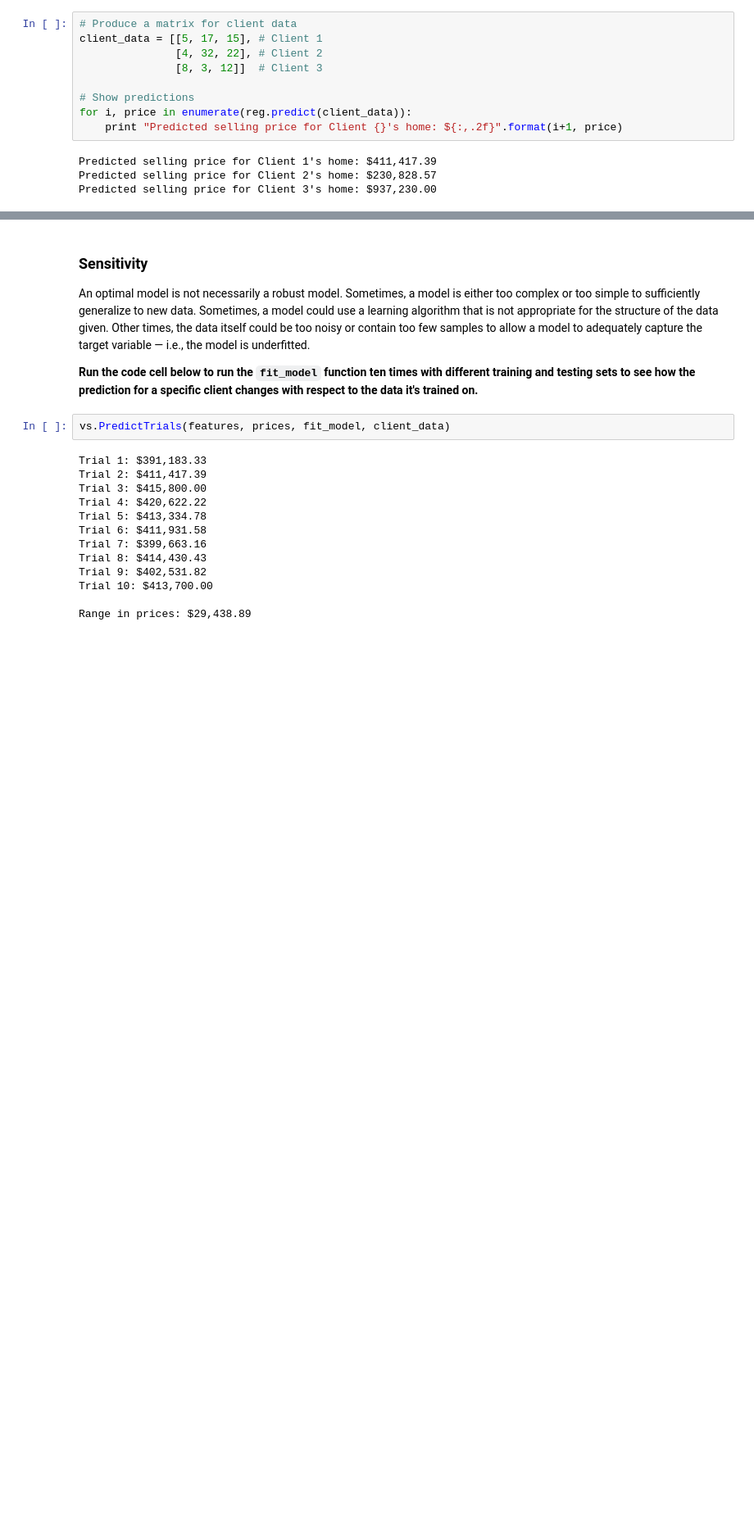
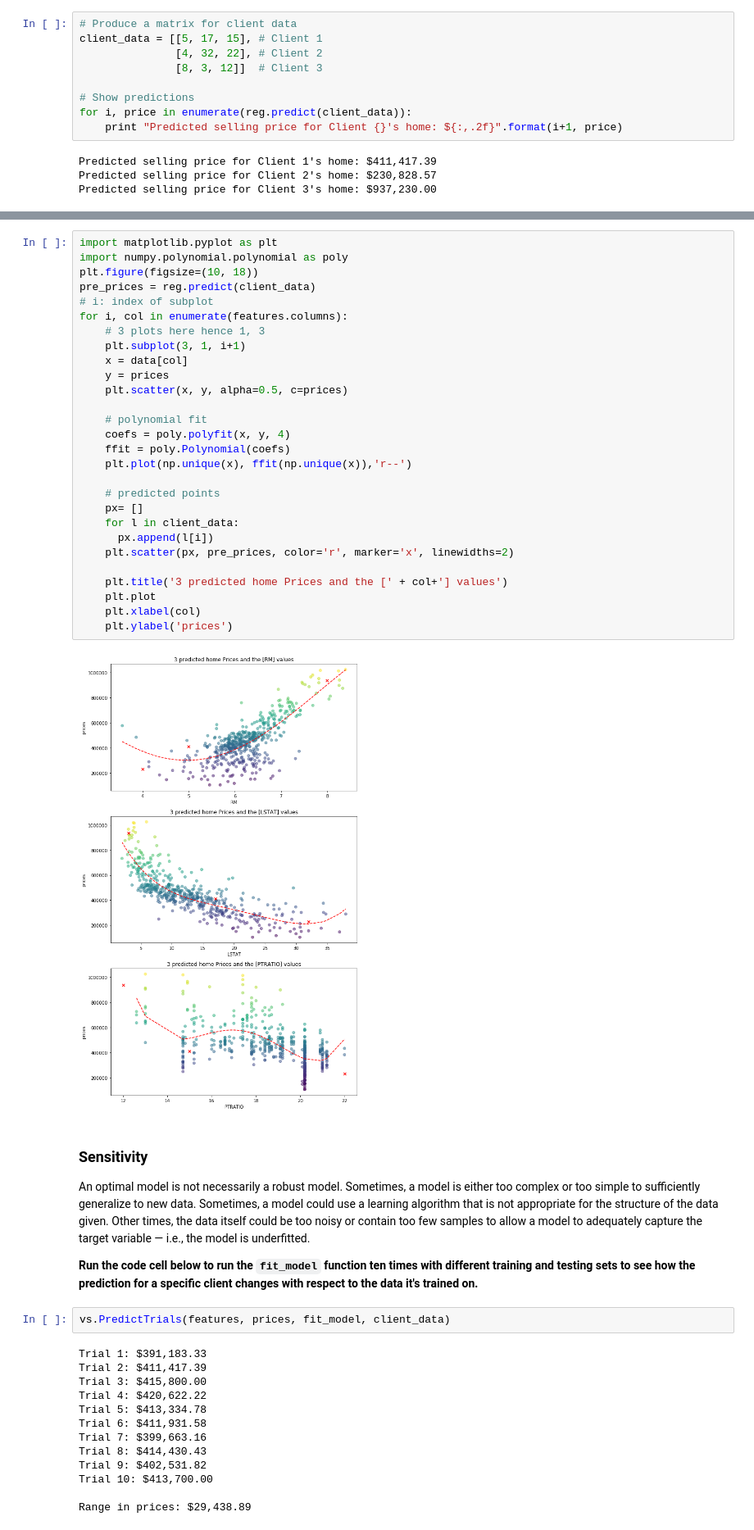
Before and after one commit to alyzleafbell/machine-learning, a Jupyter notebook: projects/boston_housing/boston_housing.ipynb, the cells around one changed output, grey strips where cells are left out. Shown: that part at 82% size. Saved outputs shown, nothing was run; the diff lists cells and outputs as text; blank space fills up the shorter version.

Commit message:
elaborate
more explanations on bias
add fitting graphs with predicted points

```diff
--- a/projects/boston_housing/boston_housing.ipynb
+++ b/projects/boston_housing/boston_housing.ipynb
@@ -408,4 +415,34 @@ According to our earlier calculated descriptive statistics, the predicted prices
 I think these prices seem very reasonable.
+# %%
+import matplotlib.pyplot as plt
+import numpy.polynomial.polynomial as poly
+plt.figure(figsize=(10, 18))
+pre_prices = reg.predict(client_data)
+# i: index of subplot
+for i, col in enumerate(features.columns):
+    # 3 plots here hence 1, 3
+    plt.subplot(3, 1, i+1)
+    x = data[col]
+    y = prices
+    plt.scatter(x, y, alpha=0.5, c=prices)
+
+    # polynomial fit
+    coefs = poly.polyfit(x, y, 4)
+    ffit = poly.Polynomial(coefs)
+    plt.plot(np.unique(x), ffit(np.unique(x)),'r--')
+
+    # predicted points
+    px= []
+    for l in client_data:
+      px.append(l[i])
+    plt.scatter(px, pre_prices, color='r', marker='x', linewidths=2)
+
+    plt.title('3 predicted home Prices and the [' + col+'] values')
+    plt.plot
+    plt.xlabel(col)
+    plt.ylabel('prices')
+# %% [output]
+[figure, added]
 # %% [markdown]
 ### Sensitivity
 An optimal model is not necessarily a robust model. Sometimes, a model is either too complex or too simple to sufficiently generalize to new data. Sometimes, a model could use a learning algorithm that is not appropriate for the structure of the data given. Other times, the data itself could be too noisy or contain too few samples to allow a model to adequately capture the target variable — i.e., the model is underfitted.
```
Also changed, not shown: parts of 3 cells of this notebook, 1 other file.
